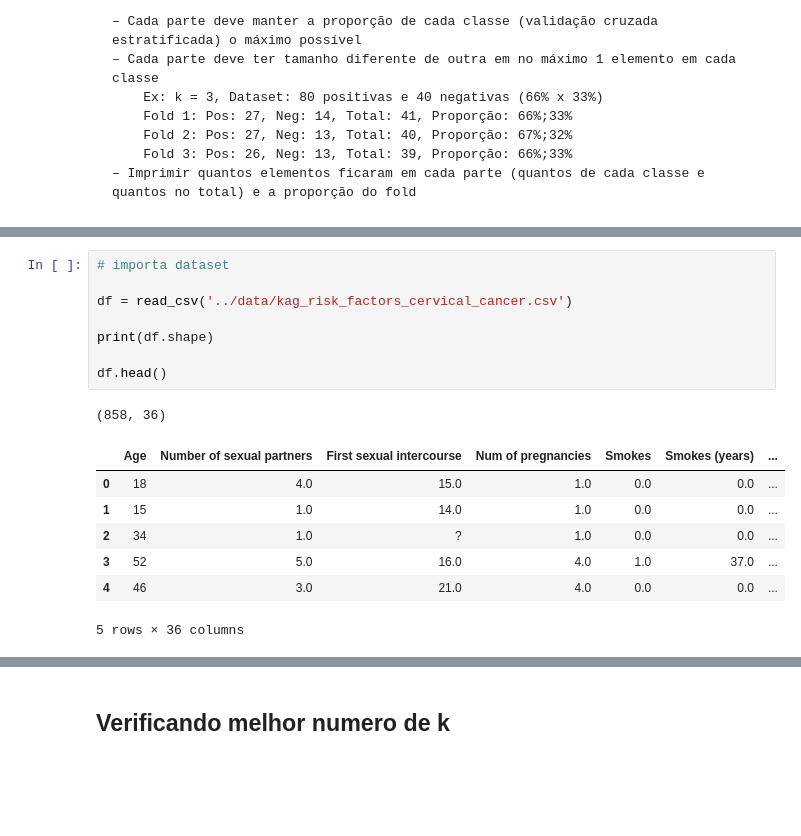
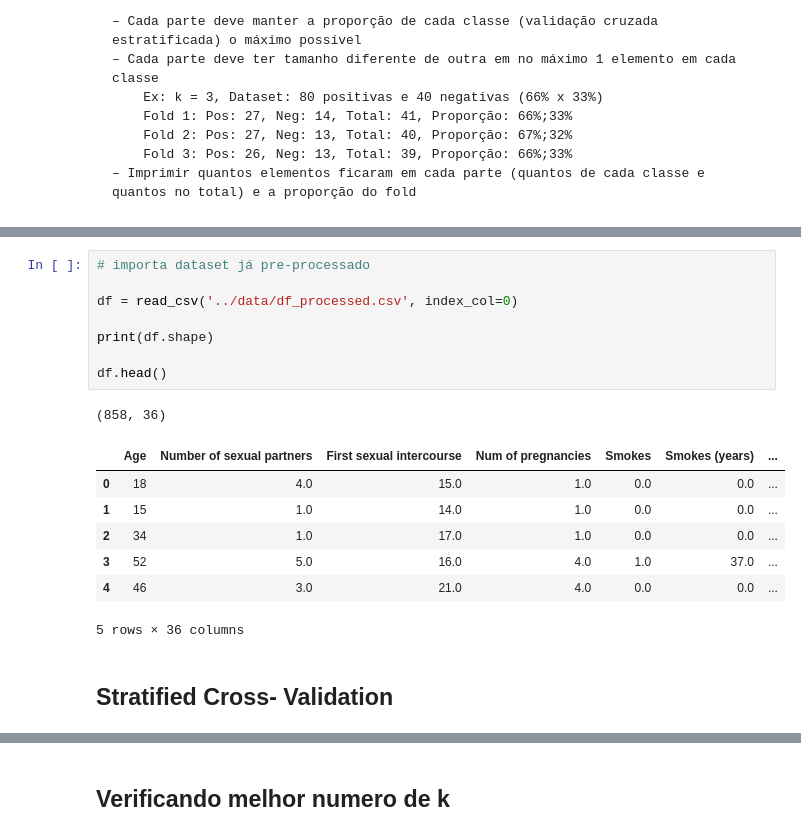
Before and after one commit to jcabralc/projeto_SIN5007_rec_padroes, a Jupyter notebook: atividade5-StratifiedKFold/atividade5-StratifiedKFold.ipynb, the cells around one changed output, grey strips where cells are left out. Saved outputs shown, nothing was run; the diff lists cells and outputs as text; blank space fills up the shorter version.

Commit message:
cross validation com balanceamento de classes

```diff
--- a/atividade5-StratifiedKFold/atividade5-StratifiedKFold.ipynb
+++ b/atividade5-StratifiedKFold/atividade5-StratifiedKFold.ipynb
@@ -31,18 +42,20 @@ random_state=5007
 # %%
-# importa dataset
+# importa dataset já pre-processado
 
-df = read_csv('../data/kag_risk_factors_cervical_cancer.csv')
+df = read_csv('../data/df_processed.csv', index_col=0)
 
 print(df.shape)
 
 df.head()
 # %% [output]
 (858, 36)
 |  | Age | Number of sexual partners | First sexual intercourse | Num of pregnancies | Smokes | Smokes (years) | ... |
 | 0 | 18 | 4.0 | 15.0 | 1.0 | 0.0 | 0.0 | ... |
 | 1 | 15 | 1.0 | 14.0 | 1.0 | 0.0 | 0.0 | ... |
-| 2 | 34 | 1.0 | ? | 1.0 | 0.0 | 0.0 | ... |
+| 2 | 34 | 1.0 | 17.0 | 1.0 | 0.0 | 0.0 | ... |
 | 3 | 52 | 5.0 | 16.0 | 4.0 | 1.0 | 37.0 | ... |
 | 4 | 46 | 3.0 | 21.0 | 4.0 | 0.0 | 0.0 | ... |
 5 rows × 36 columns
+# %% [markdown]
+## Stratified Cross- Validation
 # %%
```
Also changed, not shown: parts of 7 cells of this notebook.
